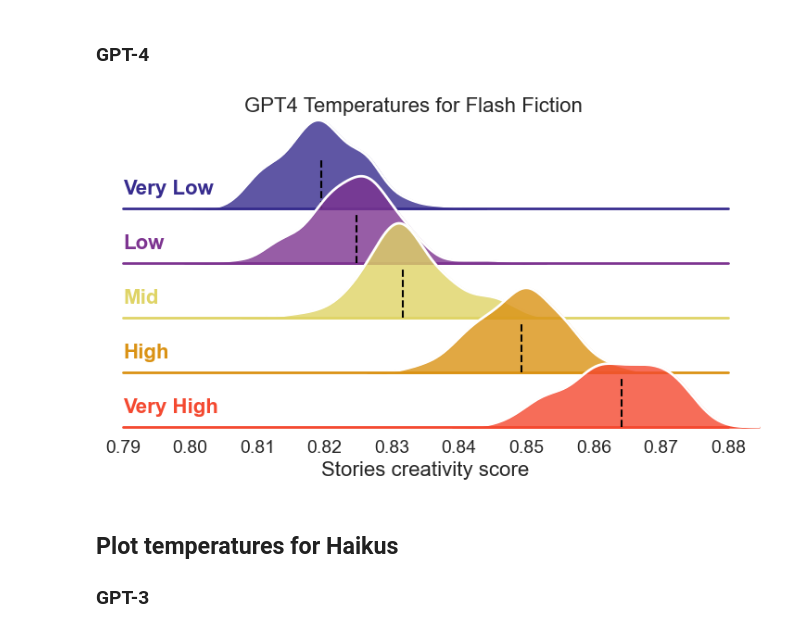
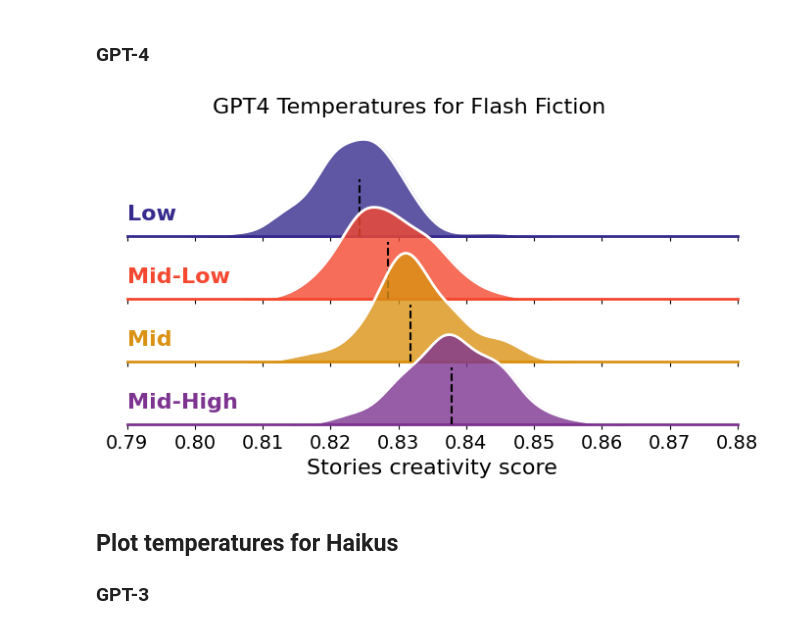
Before and after one commit to AntoineBellemare/DAT_GPT, a Jupyter notebook: notebook/dsi_visualization.ipynb, the cells around one changed output. Saved outputs shown, nothing was run; the diff lists cells and outputs as text; code cells hidden in the pictures.

```diff
--- a/notebook/dsi_visualization.ipynb
+++ b/notebook/dsi_visualization.ipynb
@@ -43,5 +101,5 @@ array(['GPT3', 'GPT4', 'human', 'IMDB (human)'], dtype=object)
-# %%
-results_df = pd.read_csv("concatenated_results_stories.csv", header=0, sep=",")
+# %%
+results_df['temp'].replace('n.a.', 'Mid', inplace=True)
 # %% [markdown]
 ## Plot all distributions seprately to get an overview
 # %%
@@ -150,7 +191,7 @@ df["model"].replace("GPT3", "GPT-3", inplace=True)
 # rename model GPT4 to GPT-4
 df["model"].replace("GPT4", "GPT-4", inplace=True)
 
-df['model'].replace('IMDB (human)', 'TMDB (human)', inplace=True)
+df['model'].replace('human', 'TMDB (human)', inplace=True)
 # Calculate the medians
 medians = df.groupby("model")["DSI"].median()
 # Order models by median
@@ -195,5 +236,5 @@ g.figure.subplots_adjust(hspace=-.45)
 g.set(yticks=[], ylabel="")
 g.despine(bottom=True, left=True)
 g.fig.suptitle('Divergent Semantic Integration of Synopses', fontsize=20)
-g.savefig(f'DSI_synopsis_mid_temp.png', dpi=300, bbox_inches='tight')
+g.savefig(f'../figures/DSI_synopsis_mid_temp.png', dpi=300, bbox_inches='tight')
 # %% [output]
@@ -316,7 +273,6 @@ def plot_tvals_matrix(tvals_df, pvals_df, save=None, size=(5, 3.5)):
 # %% [markdown]
 ## Haiku model comparison
 # %%
-results_df = pd.read_csv("concatenated_results_stories.csv", header=0, sep=",")
 
 colors = {'GPT-3':'#EF6C00',
           'GPT-4':'#3F51B5',
@@ -377,5 +333,5 @@ g.despine(bottom=True, left=True)
 # set x axis range
 g.set(xlim=(0.60, 0.85))
 g.fig.suptitle('Divergent Semantic Integration of Haikus', fontsize=20)
-g.savefig(f'DSI_haiku_mid_temp.png', dpi=300, bbox_inches='tight')
+g.savefig(f'../figures/DSI_haiku_mid_temp.png', dpi=300, bbox_inches='tight')
 # %% [output]
@@ -478,8 +434,8 @@ g.savefig(f'../figures/GPT3_DSI_ridge_flashfiction_temp.png', dpi=300, bbox_inch
 # Make a ridge plot like the one above looking at the effect of temperature on the DSI for each model separetaly
 df = results_df.loc[(results_df['condition']=='flash-fiction') & (results_df['model']=='GPT4')]
 pal = sns.color_palette('CMRmap',n_colors=5, desat=.9)
-pal = [pal[0], pal[1], pal[4], pal[3], pal[2]]
-order = ["Very Low", "Low", "Mid", "High", "Very High"]
+pal = [pal[0], pal[2], pal[3], pal[1]]
+order = ['Low', 'Mid-Low', 'Mid', 'Mid-High']
 g = sns.FacetGrid(df, row="temp", hue="temp", aspect=9, height=2,palette=pal, row_order=order, hue_order=order)
 #compute median for each temp
 medians = df.groupby("temp")["DSI"].median()
@@ -497,34 +453,34 @@ g.fig.set_size_inches(7, 4)
 g.refline(y=0, linewidth=2, linestyle="-", color=None, clip_on=False)
 # Define and use a simple function to label the plot in axes coordinates
 def label(x, color, label):
     ax = plt.gca()
     # check if Human is in the label
     ax.text(0, .2, label, fontweight="bold", color=color,
             ha="left", va="center", transform=ax.transAxes,fontsize=16)
     # plot lines for median
     median = medians[label]
     ax.axvline(median, color='black', linestyle='--', ymin=0, ymax=0.5)
     #remove grid
     ax.grid(False)
 g.map(label, "DSI")
 
 
 for ax in g.axes.flat:
     ax.set_xlabel('Stories creativity score', fontsize=16)
     for label in ax.get_xticklabels():
             label.set_fontsize(14)
 # Remove axes details that don't play well with overlap
 g.set_titles("")
 # Set the subplots to overlap
 g.figure.subplots_adjust(hspace=-.45)
 g.set(yticks=[], ylabel="")
 g.despine(bottom=True, left=True)
 g.set(xlim=(0.79, 0.88))
 # add one title for all the subplots
 g.fig.suptitle('GPT4 Temperatures for Flash Fiction', fontsize=16)
 g.savefig(f'../figures/GPT4_DSI_ridge_flashfiction_temp.png', dpi=300, bbox_inches='tight')
 # %% [output]
-[figure, old version]
+[figure, new version]
 # %% [markdown]
 ## Plot temperatures for Haikus
 ### GPT-3
```
Also changed, not shown: parts of 20 cells of this notebook, 2 other files.
